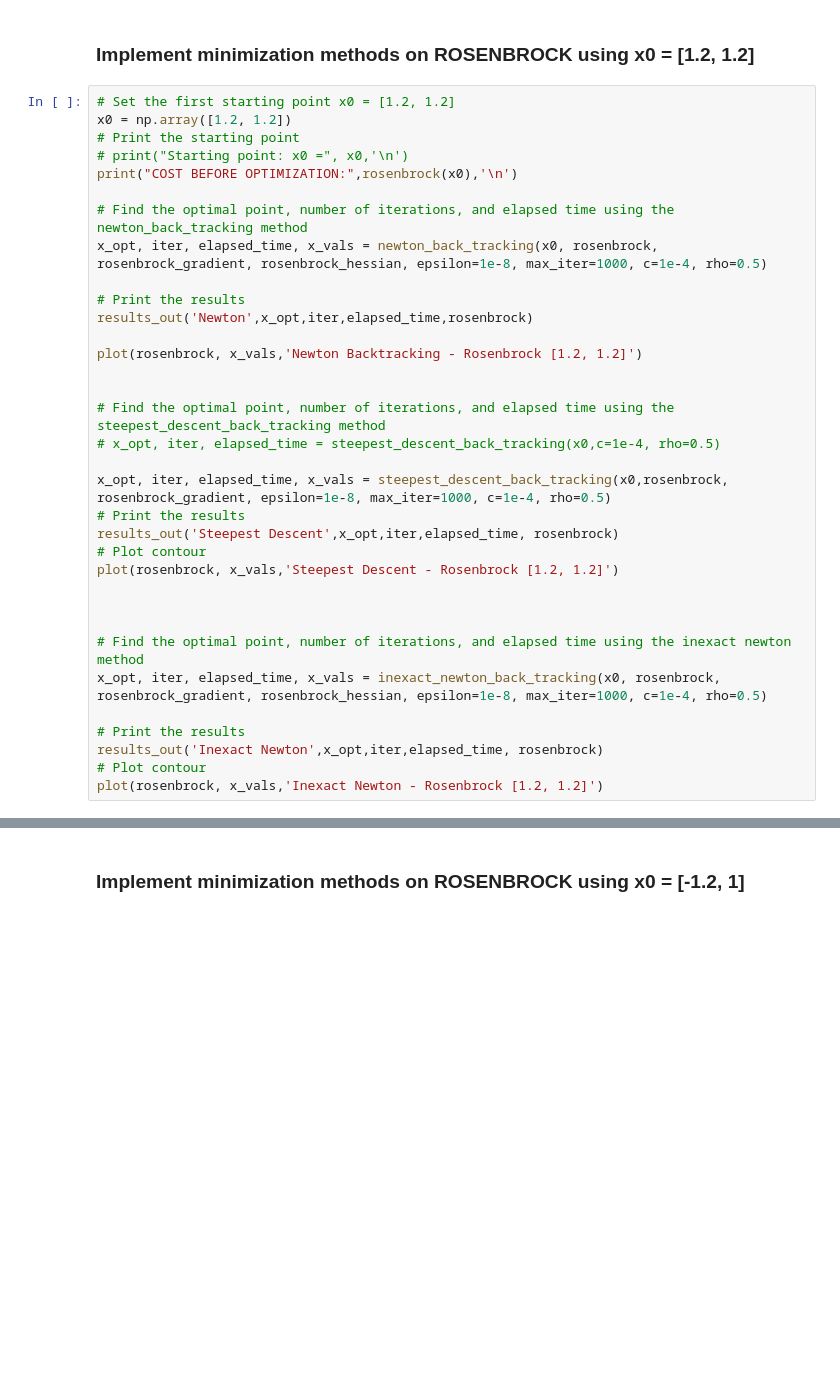
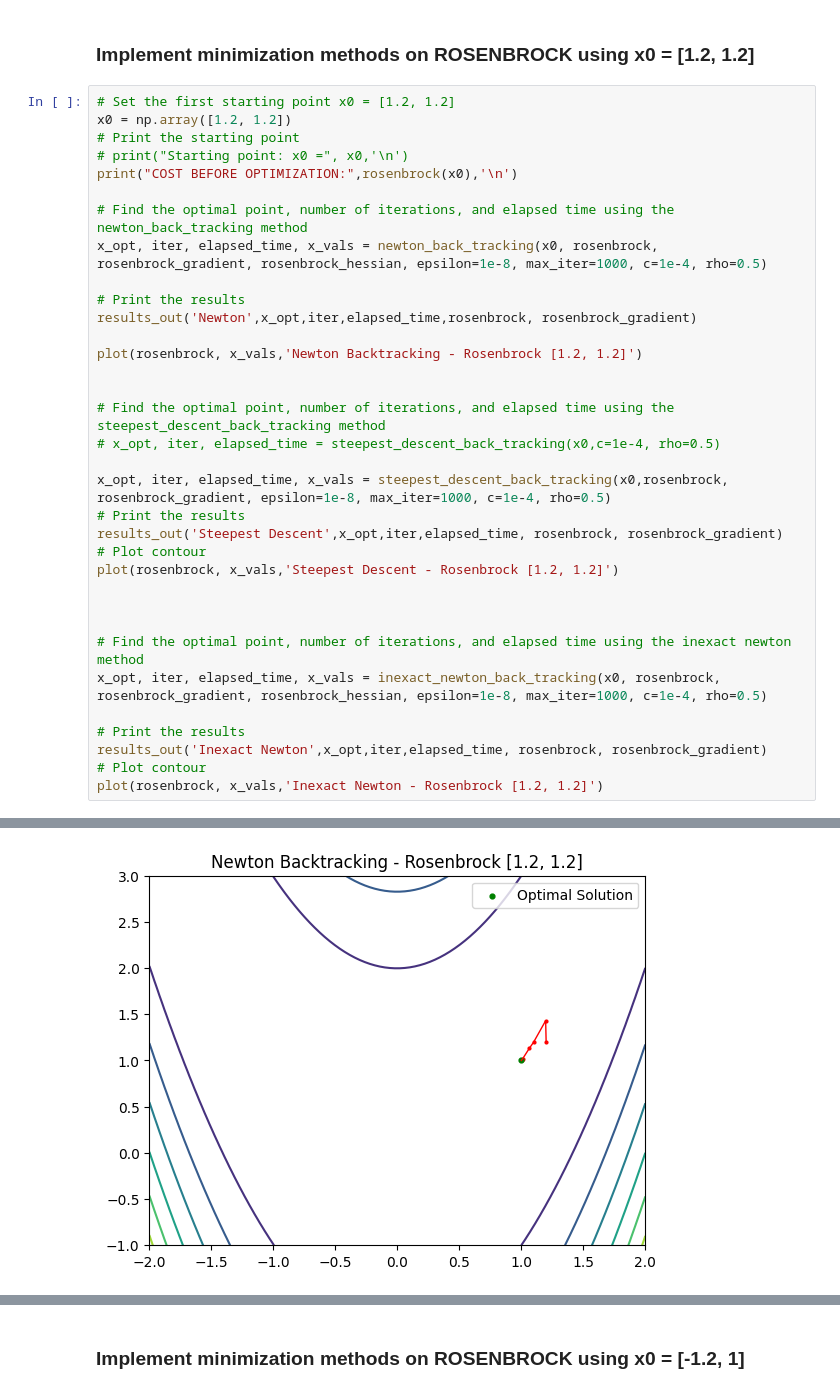
Before and after one commit to codeowlers/unconstrained-optimzation, a Jupyter notebook: main-script copy.ipynb, the cells around one changed output, grey strips where cells are left out. Drawn from its saved outputs; the diff is of its cells as text; blank space fills up the shorter version.

Commit message:
Bug fix: Gradient norm

```diff
--- a/main-script copy.ipynb
+++ b/main-script copy.ipynb
@@ -16,7 +16,7 @@ print("COST BEFORE OPTIMIZATION:",rosenbrock(x0),'\n')
 x_opt, iter, elapsed_time, x_vals = newton_back_tracking(x0, rosenbrock, rosenbrock_gradient, rosenbrock_hessian, epsilon=1e-8, max_iter=1000, c=1e-4, rho=0.5)
 
 # Print the results
-results_out('Newton',x_opt,iter,elapsed_time,rosenbrock)
+results_out('Newton',x_opt,iter,elapsed_time,rosenbrock, rosenbrock_gradient)
 
 plot(rosenbrock, x_vals,'Newton Backtracking - Rosenbrock [1.2, 1.2]')
 
@@ -26,7 +26,7 @@ plot(rosenbrock, x_vals,'Newton Backtracking - Rosenbrock [1.2, 1.2]')
 
 x_opt, iter, elapsed_time, x_vals = steepest_descent_back_tracking(x0,rosenbrock, rosenbrock_gradient, epsilon=1e-8, max_iter=1000, c=1e-4, rho=0.5)
 # Print the results
-results_out('Steepest Descent',x_opt,iter,elapsed_time, rosenbrock)
+results_out('Steepest Descent',x_opt,iter,elapsed_time, rosenbrock, rosenbrock_gradient)
 # Plot contour
 plot(rosenbrock, x_vals,'Steepest Descent - Rosenbrock [1.2, 1.2]')
 
@@ -36,6 +36,7 @@ plot(rosenbrock, x_vals,'Steepest Descent - Rosenbrock [1.2, 1.2]')
 x_opt, iter, elapsed_time, x_vals = inexact_newton_back_tracking(x0, rosenbrock, rosenbrock_gradient, rosenbrock_hessian, epsilon=1e-8, max_iter=1000, c=1e-4, rho=0.5)
 
 # Print the results
-results_out('Inexact Newton',x_opt,iter,elapsed_time, rosenbrock)
+results_out('Inexact Newton',x_opt,iter,elapsed_time, rosenbrock, rosenbrock_gradient)
 # Plot contour
 plot(rosenbrock, x_vals,'Inexact Newton - Rosenbrock [1.2, 1.2]')
+# %% [output]
@@ -41,0 +50 @@ plot(rosenbrock, x_vals,'Inexact Newton - Rosenbrock [1.2, 1.2]')
+[figure, added]
```
Also changed, not shown: parts of 5 cells of this notebook, 1 other file.
